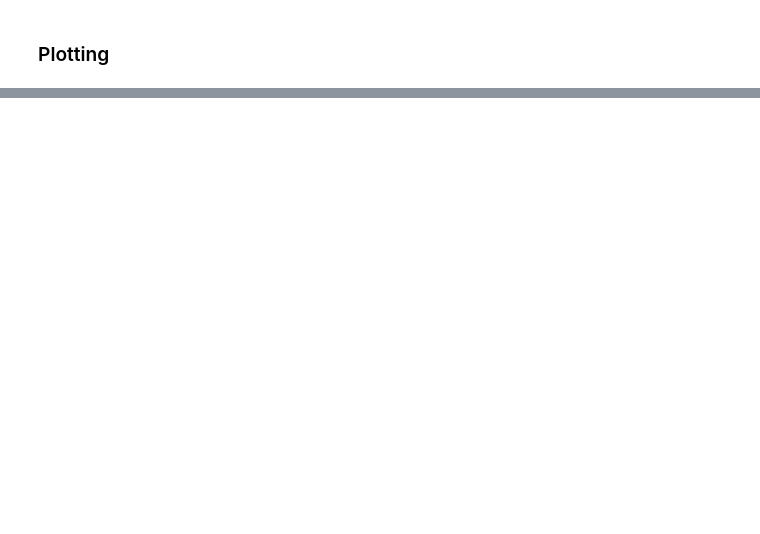
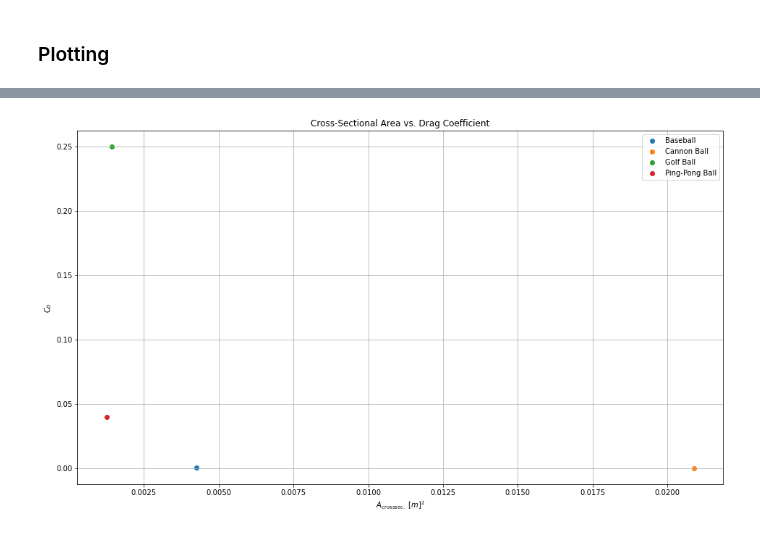
Before and after one commit to ethank5149/PurduePHYS580, a Jupyter notebook: Homework/HW1/HW1.ipynb, the cells around one changed output, grey strips where cells are left out. Drawn from its saved outputs; the diff is of its cells as text; code cells hidden in the pictures; blank space fills up the shorter version.

```diff
--- a/Homework/HW1/HW1.ipynb
+++ b/Homework/HW1/HW1.ipynb
@@ -735 +713,41 @@ cient for a large cannon shell is said to be $B_2/m \approx 4\times10^{−5} \te
 state why that is so.
+# %%
+baseball_mass = 0.5 * (141.75e-3 + 148.83e-3)
+baseball_radius = 0.5 * (72.64e-3 + 74.68e-3) * 0.5  # Average radius of a baseball in [m]
+baseball_csa    = np.pi*(baseball_radius)**2
+baseball_drag =  4.1e-4
+
+cannonball_mass = 0.5*(4+6) * 0.453592
+cannonball_radius = 0.5 * (2.99+3.43) * 0.0254  # Average radius of a cannon ball in [m]
+cannonball_csa  = np.pi*(cannonball_radius)**2
+cannonball_drag = 4.0e-5
+
+golf_ball_mass = 45.93e-3
+golf_ball_radius = 42.67e-3 * 0.5
+golf_ball_csa     = np.pi*(golf_ball_radius)**2
+golf_ball_drag = 0.25
+
+pingpong_ball_mass = 2.7e-3
+pingpong_ball_radius = 40.0e-3 * 0.5
+pingpong_ball_csa = np.pi*(pingpong_ball_radius)**2
+pingpong_ball_drag = 0.04
+
+mass = (baseball_mass, cannonball_mass, golf_ball_mass, pingpong_ball_mass)
+radius = (baseball_radius, cannonball_radius, golf_ball_radius, pingpong_ball_radius)
+csa = (baseball_csa, cannonball_csa, golf_ball_csa, pingpong_ball_csa)
+drag = (baseball_drag, cannonball_drag, golf_ball_drag, pingpong_ball_drag)
+# %%
+fig, ax2 = plt.subplots(1, 1, figsize=(16,9))
+ax2.scatter(     baseball_csa,     baseball_drag,label='Baseball')
+ax2.scatter(   cannonball_csa,   cannonball_drag,  label='Cannon Ball')
+ax2.scatter(    golf_ball_csa,    golf_ball_drag,    label='Golf Ball')
+ax2.scatter(pingpong_ball_csa,pingpong_ball_drag,label='Ping-Pong Ball')
+ax2.set_title('Cross-Sectional Area vs. Drag Coefficient')
+ax2.set_xlabel(r'$A_{crosssec.}$ $[m]^2$')
+ax2.set_ylabel(r'$C_D$')
+ax2.grid()
+ax2.legend()
+
+plt.show()
+# %% [output]
+[figure, added]
```
Also changed, not shown: parts of 17 cells of this notebook, 6 other files.
